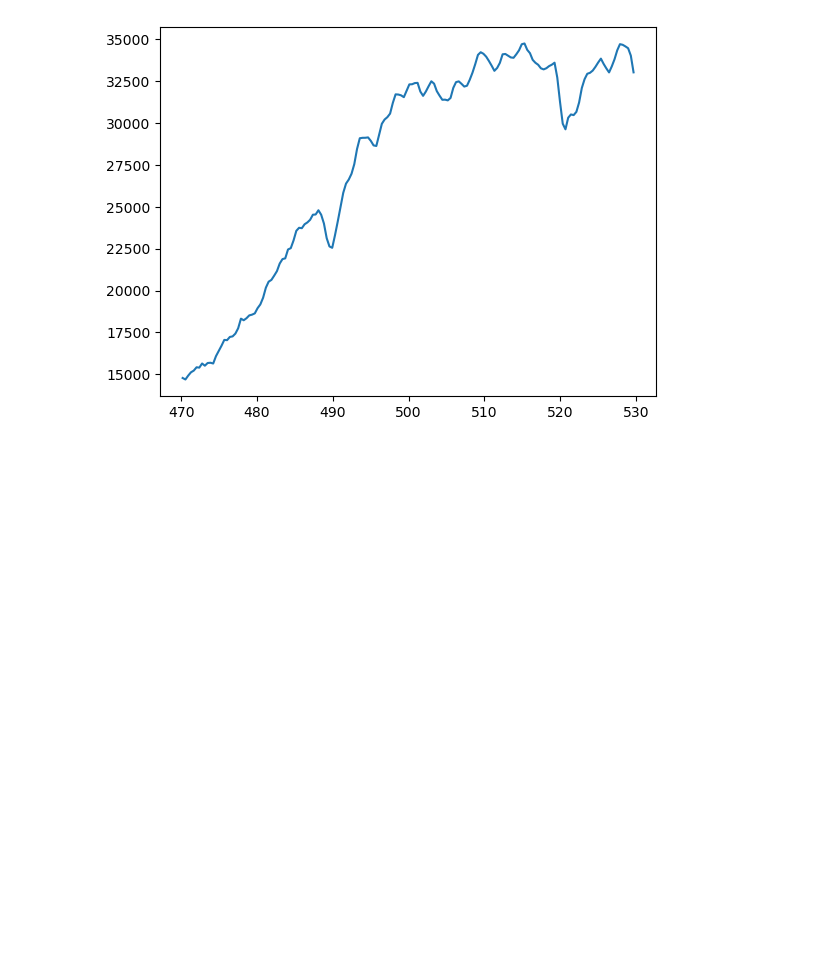
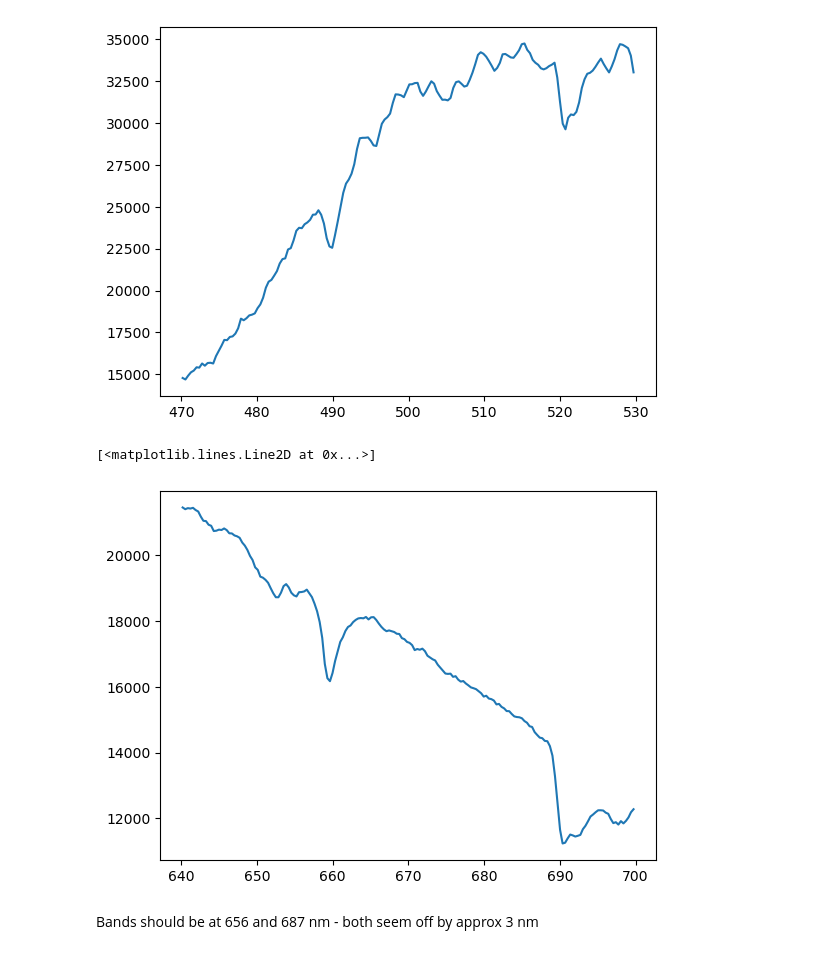
Before and after one commit to mh-skjelvareid/massimal, a Jupyter notebook: prelim/pipeline_processor/reflectance_processor_dev.ipynb, the cells around one changed output. Saved outputs shown, nothing was run; the diff lists cells and outputs as text; code cells hidden in the pictures; blank space fills up the shorter version.

```diff
--- a/prelim/pipeline_processor/reflectance_processor_dev.ipynb
+++ b/prelim/pipeline_processor/reflectance_processor_dev.ipynb
@@ -68,3 +78,12 @@ plt.plot(dw_wl[wl_ind],dw_spec[wl_ind])
 # %% [output]
 [<matplotlib.lines.Line2D at 0x...>]
 [figure]
+# %%
+# Plot C and B bands
+wl_ind = (dw_wl>640) & (dw_wl<700)
+plt.plot(dw_wl[wl_ind],dw_spec[wl_ind])
+# %% [output]
+[<matplotlib.lines.Line2D at 0x...>]
+[figure, added]
+# %% [markdown]
+Bands should be at 656 and 687 nm - both seem off by approx 3 nm
```
Also changed, not shown: parts of 7 cells of this notebook.
